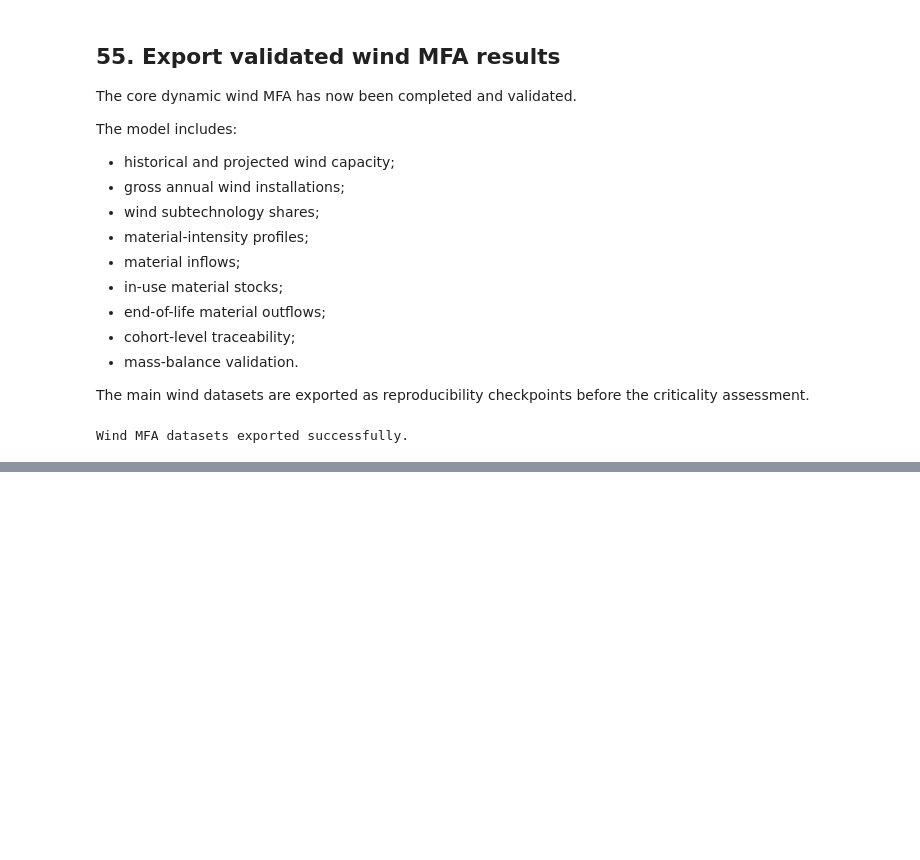
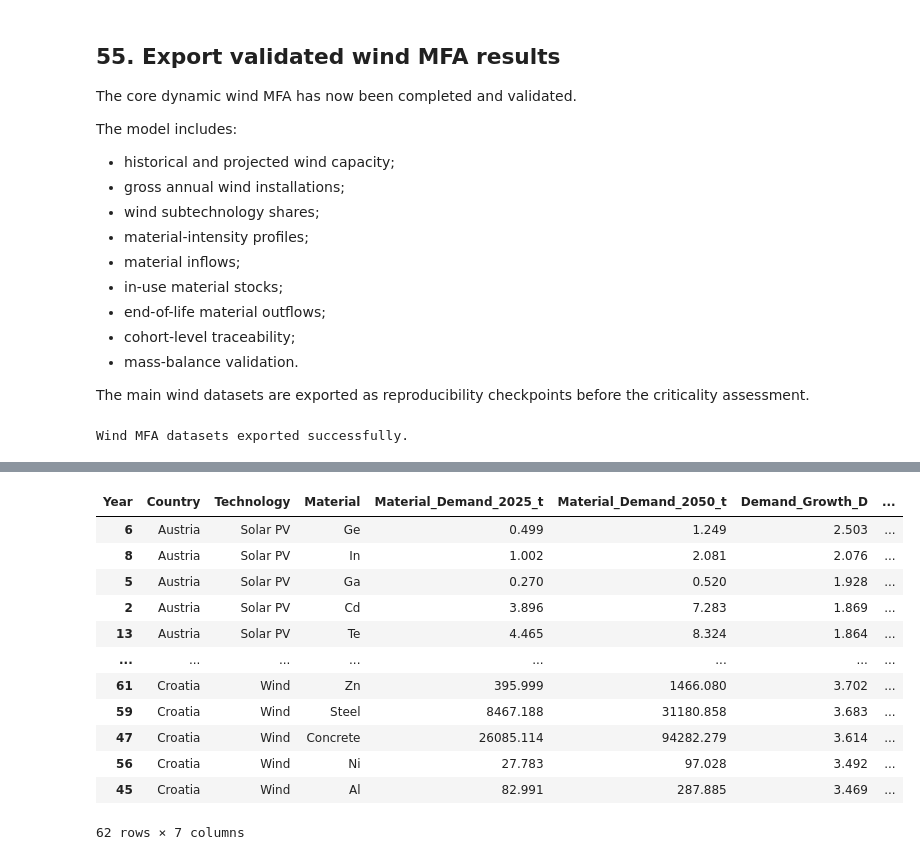
Before and after one commit to Trickwillfrit/MFA, a Jupyter notebook: notebooks/ENV501_Austria_Croatia_MFA.ipynb, the cells around one changed output, grey strips where cells are left out. Cells and saved outputs as stored; diff of their text form; code cells hidden in the pictures; blank space fills up the shorter version.

```diff
--- a/notebooks/ENV501_Austria_Croatia_MFA.ipynb
+++ b/notebooks/ENV501_Austria_Croatia_MFA.ipynb
@@ -6071,0 +6375,65 @@ Wind MFA datasets exported successfully.
+# %%
+material_demand_growth["Demand_Growth_D"] = (
+    material_demand_growth["Material_Demand_2050_t"]
+    / material_demand_growth["Material_Demand_2025_t"]
+)
+# %%
+def demand_growth_adjustment(d):
+
+    if d > 5:
+        return 2
+
+    elif d > 2:
+        return 1
+
+    else:
+        return 0
+
+
+material_demand_growth["D_Adjustment"] = (
+    material_demand_growth[
+        "Demand_Growth_D"
+    ]
+    .apply(demand_growth_adjustment)
+)
+
+display(
+    material_demand_growth[
+        [
+            "Country",
+            "Technology",
+            "Material",
+            "Material_Demand_2025_t",
+            "Material_Demand_2050_t",
+            "Demand_Growth_D",
+            "D_Adjustment"
+        ]
+    ]
+    .sort_values(
+        [
+            "Country",
+            "Technology",
+            "Demand_Growth_D"
+        ],
+        ascending=[
+            True,
+            True,
+            False
+        ]
+    )
+    .round(3)
+)
+# %% [output]
+| Year | Country | Technology | Material | Material_Demand_2025_t | Material_Demand_2050_t | Demand_Growth_D | ... |
+| 6 | Austria | Solar PV | Ge | 0.499 | 1.249 | 2.503 | ... |
+| 8 | Austria | Solar PV | In | 1.002 | 2.081 | 2.076 | ... |
+| 5 | Austria | Solar PV | Ga | 0.270 | 0.520 | 1.928 | ... |
+| 2 | Austria | Solar PV | Cd | 3.896 | 7.283 | 1.869 | ... |
+| 13 | Austria | Solar PV | Te | 4.465 | 8.324 | 1.864 | ... |
+| ... | ... | ... | ... | ... | ... | ... | ... |
+| 61 | Croatia | Wind | Zn | 395.999 | 1466.080 | 3.702 | ... |
+| 59 | Croatia | Wind | Steel | 8467.188 | 31180.858 | 3.683 | ... |
+| 47 | Croatia | Wind | Concrete | 26085.114 | 94282.279 | 3.614 | ... |
+| 56 | Croatia | Wind | Ni | 27.783 | 97.028 | 3.492 | ... |
+| 45 | Croatia | Wind | Al | 82.991 | 287.885 | 3.469 | ... |
+62 rows × 7 columns
```
Also changed, not shown: parts of 11 cells of this notebook.
